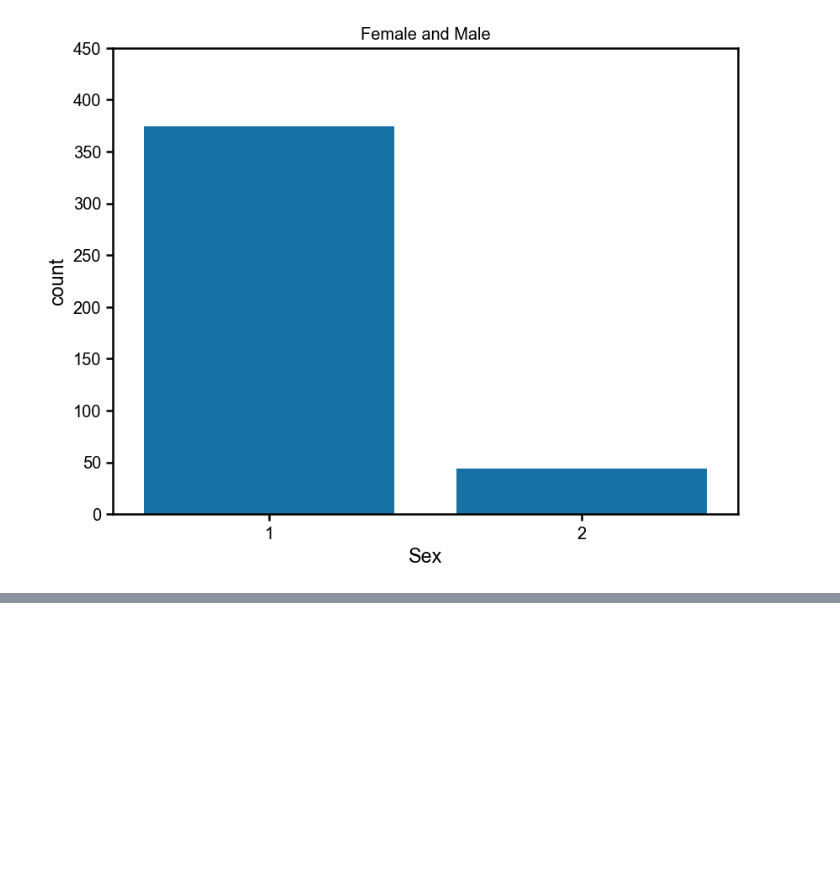
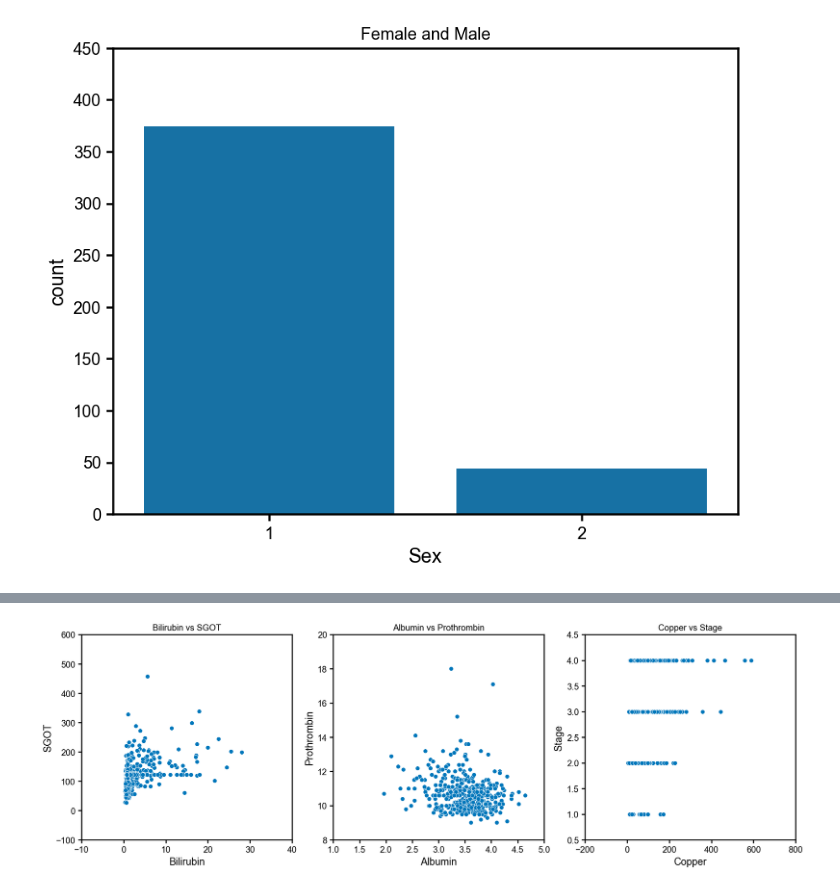
Before and after one commit to Karina-shih/cmse830_fds, a Jupyter notebook: mid-cancer.ipynb, the cells around one changed output, grey strips where cells are left out. Saved outputs shown, nothing was run; the diff lists cells and outputs as text; code cells hidden in the pictures; blank space fills up the shorter version.

```diff
--- a/mid-cancer.ipynb
+++ b/mid-cancer.ipynb
@@ -518,0 +574,22 @@ Name: proportion, dtype: object
+# %%
+plt.figure(figsize=(15, 5))
+
+# 圖 1: 總膽紅素 (Bilirubin) 與 SGOT 的關係
+plt.subplot(1, 3, 1)
+sns.scatterplot(x='Bilirubin', y='SGOT', data=df_copy_cancer)
+plt.title('Bilirubin vs SGOT')
+
+# 圖 2: 白蛋白 (Albumin) 與凝血酶原 (Prothrombin) 的關係 (通常具負相關)
+plt.subplot(1, 3, 2)
+sns.scatterplot(x='Albumin', y='Prothrombin', data=df_copy_cancer)
+plt.title('Albumin vs Prothrombin')
+
+# 圖 3: 銅 (Copper) 與 Stage 的關係
+plt.subplot(1, 3, 3)
+sns.scatterplot(x='Copper', y='Stage', data=df_copy_cancer)
+plt.title('Copper vs Stage')
+
+plt.tight_layout()
+plt.show()
+# %% [output]
+[figure, added]
```
Also changed, not shown: parts of 10 cells of this notebook.
